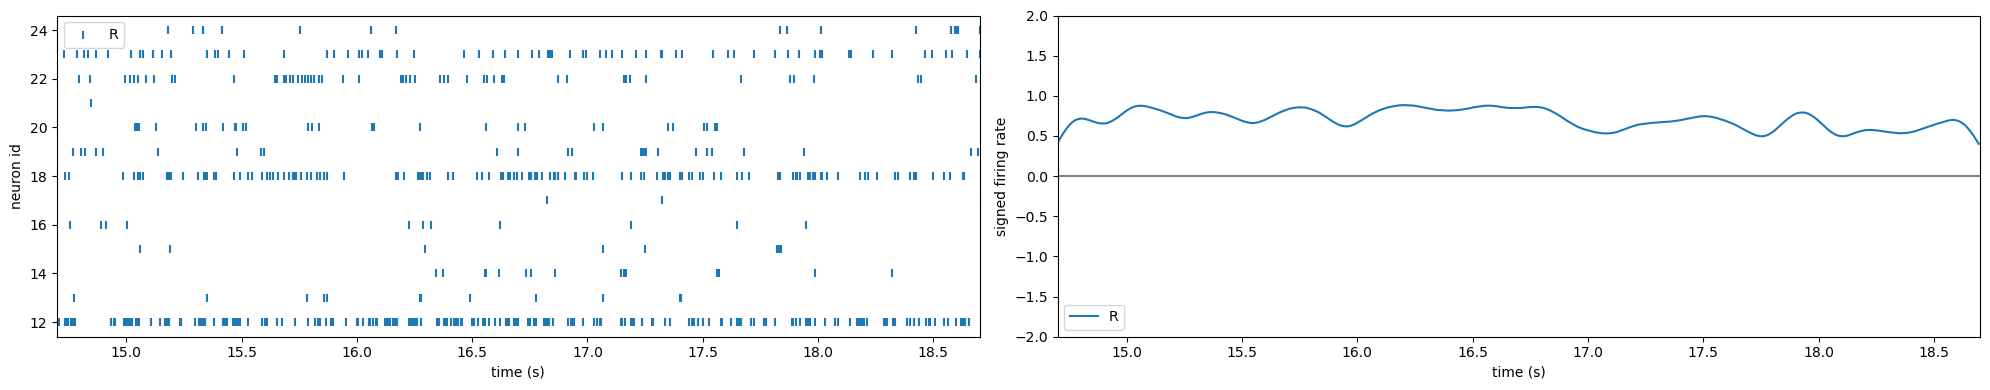
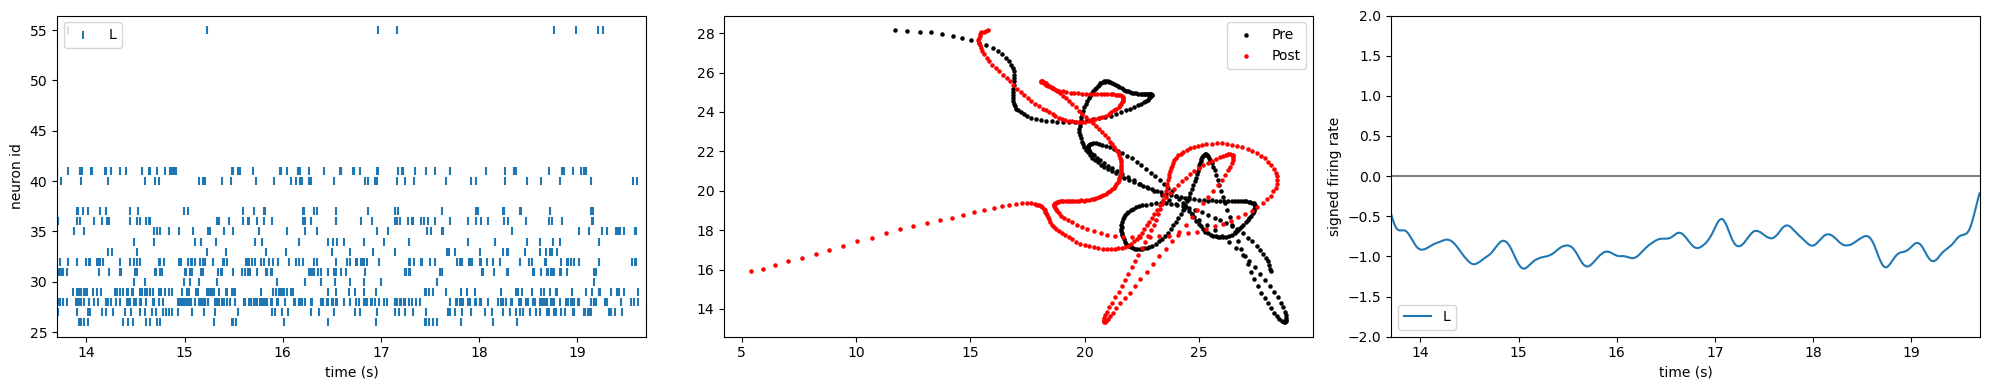
The change to this notebook cell's code, shown as a diff; its figure went from the first image to the second:
--- before
+++ after
@@ -6,6 +6,9 @@
     NI=NE
     labelx = ['R', 'L']
-    D_min=14.7
-    D_max=18.7
+    D_start= 15.7
+    D_end = 17.7
+    D_min= 2*D_start - D_end
+    D_max=2*D_end -D_start
+    D_stim = [D_min, D_start, D_end, D_max]
     D=D_max - D_min
     fs=200
@@ -17,4 +20,7 @@
     spike_range = len(events)
     fs = 200
+    D_stim = 3 # stimulus duration (s)
+    D_post_stim = 3 # post stimulus duration (s)
+    D = D_stim + D_post_stim
     
 
@@ -51,5 +57,5 @@
 
 else:
-    f, (ax1, ax3) = plt.subplots(1, 2, figsize=(20,4))
+    f, (ax1, ax2, ax3) = plt.subplots(1, 3, figsize=(20,4))
     spike_max = np.sum(spike_t<D_max)
     spike_min = np.sum(spike_t<D_min)
@@ -67,6 +73,6 @@
     
 mask = (spike_id<(NE)) & (spike_t < (D_max)) & (spike_t > (D_min))
-ax1.scatter(spike_t[spike_id<(NE)],spike_id[spike_id<(NE)],marker='|',label=labelx[0])
-#ax1.scatter(spike_t[spike_id>(NE)],spike_id[spike_id>(NE)],marker='|',label=labelx[1])
+#ax1.scatter(spike_t[spike_id<(NE)],spike_id[spike_id<(NE)],marker='|',label=labelx[0])
+ax1.scatter(spike_t[spike_id>(NE)],spike_id[spike_id>(NE)],marker='|',label=labelx[1])
 ax1.set_xlabel('time (s)')
 ax1.set_ylabel('neuron id')
@@ -74,8 +80,14 @@
 ax1.set_xlim(D_min,D_max)
 
+ax2.scatter(binPOP[1,int(D_stim[0]*fs):int(D_stim[1]*fs)],binPOP[1,int(D_stim[1]*fs):int(D_stim[2]*fs)],c='k',s=5,label='Pre')
+ax2.scatter(binPOP[1,int(D_stim[2]*fs):int(D_stim[3]*fs)],binPOP[1,int(D_stim[1]*fs):int(D_stim[2]*fs)],c='red',s=5,label='Post')
+#ax2.set_ylabel(f"firing rate {labelx[0]} POP")
+#ax2.set_xlabel(f'firing rate {labelx[1]} POP')
+ax2.legend()
+
 
 time = np.arange(binPOP.shape[1]) / fs
-ax3.plot(time, binPOP[0]/NE,label= labelx[0])
-#ax3.plot(time,-binPOP[1]/NI,label= labelx[1])
+#ax3.plot(time, binPOP[0]/NE,label= labelx[0])
+ax3.plot(time,-binPOP[1]/NI,label= labelx[1])
 ax3.plot([D_min,D_max],[0,0],'gray')
 ax3.set_ylabel('signed firing rate')

Commit: relational graph cue/no cue; little to none activity